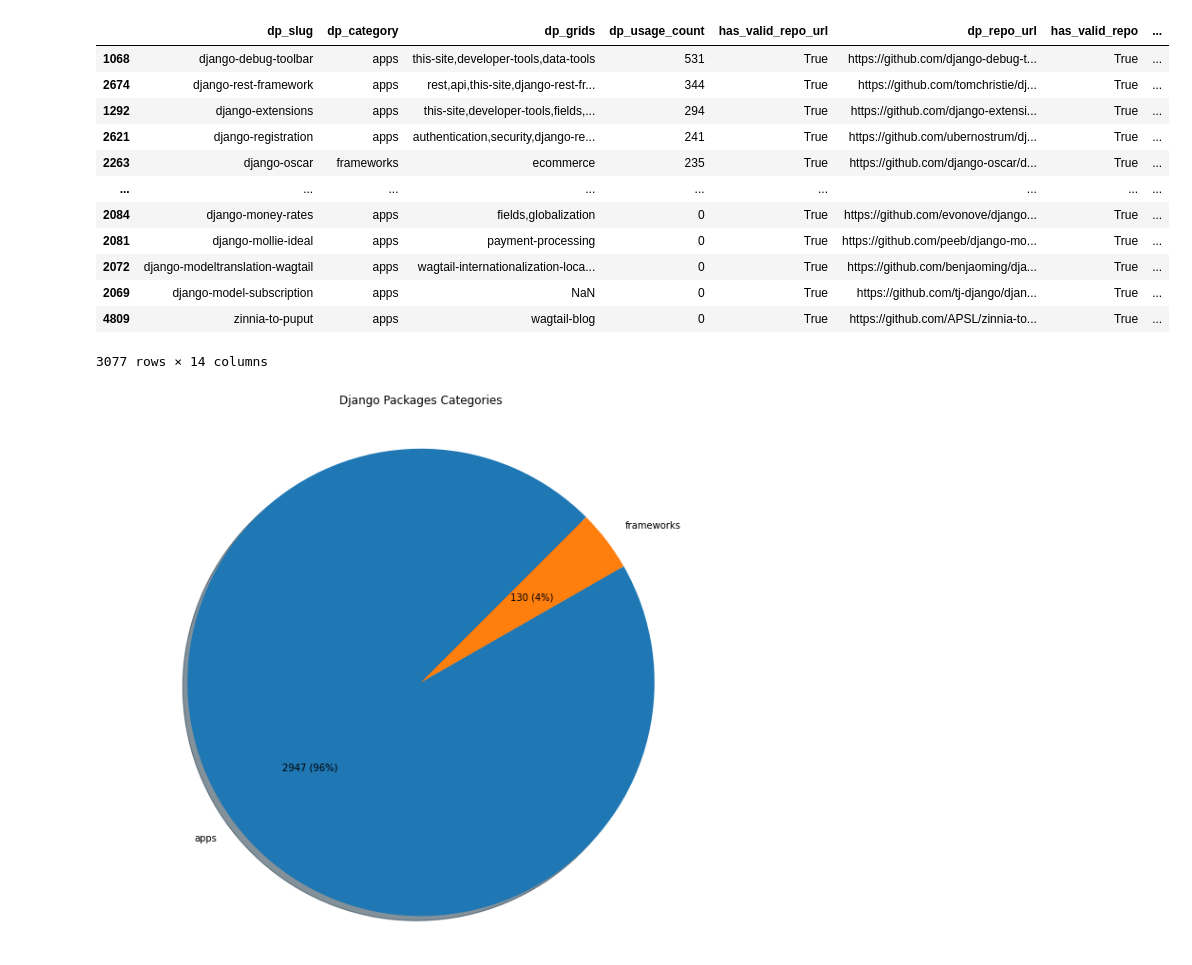
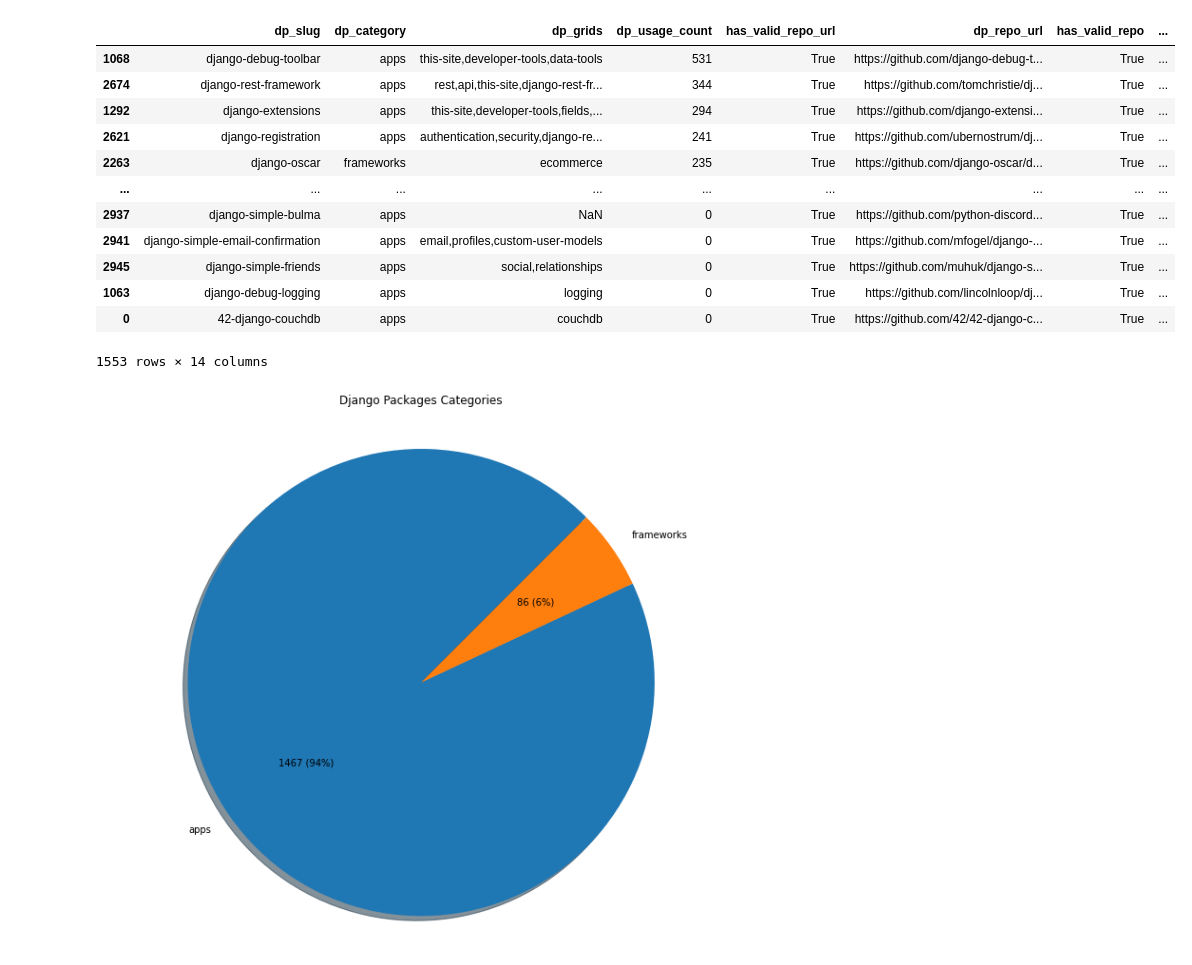
Before and after one commit to rafaatsouza/django-packages-miner, a Jupyter notebook: src/django-packages.ipynb, the cells around one changed output. Cells and saved outputs as stored; diff of their text form; code cells hidden in the pictures.

```diff
--- a/src/django-packages.ipynb
+++ b/src/django-packages.ipynb
@@ -1,35 +1,39 @@
 # %%
 import matplotlib.pyplot as plt
 import pandas as pd
+import numpy as np
 
 df = pd.read_csv('django-packages.csv', sep=';')
 
 categories = ['apps', 'frameworks']
 
 removed_packages = [
     'django/django', # Django framework
 ]
 
 df = df[~df['repo_id'].isin(removed_packages)]
 df = df[(df['has_valid_repo_url']) & (df['has_valid_repo'])]
 df = df[df['dp_category'].isin(categories)]
 df = df[df['repo_last_modified'] >= '2018-01-01T00:00:00:000']
 
+starts_median = np.median(np.array(df['repo_stars'].values))
+df = df[df['repo_stars'] >= starts_median]
+
 df.sort_values(by=['dp_usage_count'], ascending=False)
 # %% [output]
 |  | dp_slug | dp_category | dp_grids | dp_usage_count | has_valid_repo_url | dp_repo_url | has_valid_repo | ... |
 | 1068 | django-debug-toolbar | apps | this-site,developer-tools,data-tools | 531 | True | https://github.com/django-debug-t... | True | ... |
 | 2674 | django-rest-framework | apps | rest,api,this-site,django-rest-fr... | 344 | True | https://github.com/tomchristie/dj... | True | ... |
 | 1292 | django-extensions | apps | this-site,developer-tools,fields,... | 294 | True | https://github.com/django-extensi... | True | ... |
 | 2621 | django-registration | apps | authentication,security,django-re... | 241 | True | https://github.com/ubernostrum/dj... | True | ... |
 | 2263 | django-oscar | frameworks | ecommerce | 235 | True | https://github.com/django-oscar/d... | True | ... |
 | ... | ... | ... | ... | ... | ... | ... | ... | ... |
-| 2084 | django-money-rates | apps | fields,globalization | 0 | True | https://github.com/evonove/django... | True | ... |
-| 2081 | django-mollie-ideal | apps | payment-processing | 0 | True | https://github.com/peeb/django-mo... | True | ... |
-| 2072 | django-modeltranslation-wagtail | apps | wagtail-internationalization-loca... | 0 | True | https://github.com/benjaoming/dja... | True | ... |
-| 2069 | django-model-subscription | apps | NaN | 0 | True | https://github.com/tj-django/djan... | True | ... |
-| 4809 | zinnia-to-puput | apps | wagtail-blog | 0 | True | https://github.com/APSL/zinnia-to... | True | ... |
+| 2937 | django-simple-bulma | apps | NaN | 0 | True | https://github.com/python-discord... | True | ... |
+| 2941 | django-simple-email-confirmation | apps | email,profiles,custom-user-models | 0 | True | https://github.com/mfogel/django-... | True | ... |
+| 2945 | django-simple-friends | apps | social,relationships | 0 | True | https://github.com/muhuk/django-s... | True | ... |
+| 1063 | django-debug-logging | apps | logging | 0 | True | https://github.com/lincolnloop/dj... | True | ... |
+| 0 | 42-django-couchdb | apps | couchdb | 0 | True | https://github.com/42/42-django-c... | True | ... |
-3077 rows × 14 columns
+1553 rows × 14 columns
 # %%
 def get_pie_label(p, total):
     absolute = '{:.0f}'.format(p * total / 100)
@@ -53,4 +57,4 @@ ax.set_title('Django Packages Categories\n')
 
 plt.show()
 # %% [output]
-[figure, old version]
+[figure, new version]
```
Also changed, not shown: parts of 5 cells of this notebook.
